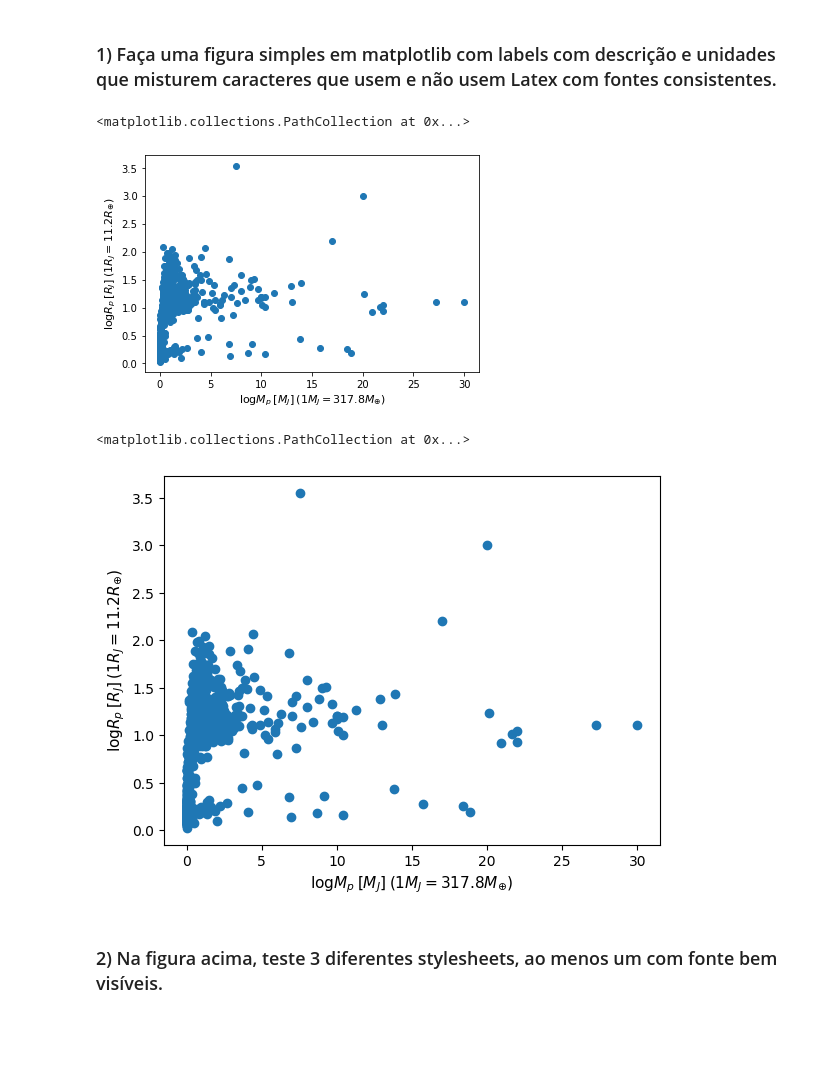
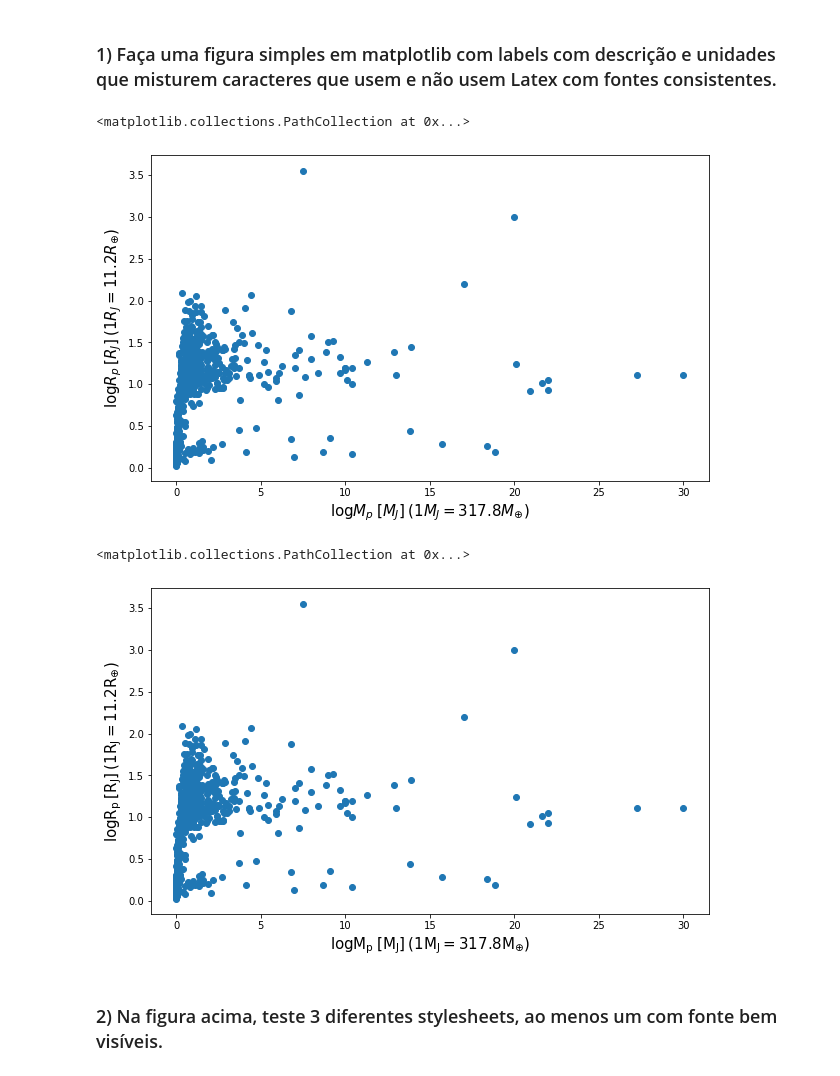
Before and after one commit to fabiocw16/Lista-Final-escience, a Jupyter notebook: ListaFinal_FabioWanderley.ipynb, the cells around one changed output. Cells and saved outputs as stored; diff of their text form; code cells hidden in the pictures; blank space fills up the shorter version.

Commit message:
Atualização das labels do exercício 1 e 2 colocando em fonte normal sem itálico

```diff
--- a/ListaFinal_FabioWanderley.ipynb
+++ b/ListaFinal_FabioWanderley.ipynb
@@ -11,38 +11,37 @@ import numpy as np
 # %%
 # Vou fazer um gráfico da distribuição de massas e raios planetários da base de exolpanetas da NASA
 #(extraída no dia 7/11), só figurarão no gráfico os dados que  possuem ambos os parâmetros, eles estão
 #em unidades de massa e raio de Júpiter.
+
+# Aqui vou gerar um sem mudar as legendas para comparação.
 
 # Lendo o arquivo
 
 df=pd.read_csv('planets_2019.11.07_15.49.30.csv',delimiter=',',comment='#')
 
 a=df.pl_bmassj
 b=df.pl_radj
 
-plt.xlabel('$\log{M_{p}} \: [M_{J}] \: (1 M_{J} = 317.8 M_{\oplus}$)',fontsize=11)
-plt.ylabel('$\log{R_{p}} \: [R_{J}] \: (1 R_{J} = 11.2 R_{\oplus}$)',fontsize=11)
+plt.figure(figsize=[10,6])
+
+plt.xlabel('$\log{M_{p}} \: [M_{J}] \: (1 M_{J} = 317.8 M_{\oplus}$)',fontsize=15)
+plt.ylabel('$\log{R_{p}} \: [R_{J}] \: (1 R_{J} = 11.2 R_{\oplus}$)',fontsize=15)
 
 plt.scatter(a,b)
 # %% [output]
 <matplotlib.collections.PathCollection at 0x...>
-[figure, old version]
+[figure, new version]
 # %%
-# A fonte default é dejavusans, vou setar a fonte do latex pra ela.
-# Fonte: https://github.com/matplotlib/matplotlib/issues/8702
+# Abaixo o mesmo gráfico, mas com toda a label com a mesma fonte e sem itálico.
+plt.figure(figsize=[10,6])
 
-plt.rcParams['mathtext.fontset'] = 'dejavusans'
-plt.rcParams['mathtext.rm'] = 'dejavusans'
-plt.rcParams['mathtext.it'] = 'dejavusans:italic'
-plt.rcParams['mathtext.bf'] = 'dejavusans:bold'
-
-plt.xlabel('$\log{M_{p}} \: [M_{J}] \: (1 M_{J} = 317.8 M_{\oplus}$)',fontsize=11)
-plt.ylabel('$\log{R_{p}} \: [R_{J}] \: (1 R_{J} = 11.2 R_{\oplus}$)',fontsize=11)
+plt.xlabel('$\mathrm{\log{M_{p}} \: [M_{J}] \: (1 M_{J} = 317.8 M_{\oplus}}$)',fontsize=15)
+plt.ylabel('$\mathrm{\log{R_{p}} \: [R_{J}] \: (1 R_{J} = 11.2 R_{\oplus}}$)',fontsize=15)
 
 plt.scatter(a,b)
 # %% [output]
 <matplotlib.collections.PathCollection at 0x...>
-[figure, old version]
+[figure, new version]
 # %% [markdown]
 ### 2) Na figura acima, teste 3 diferentes stylesheets, ao menos um com fonte bem visíveis.
 # %%
```
Also changed, not shown: parts of 3 cells of this notebook.
